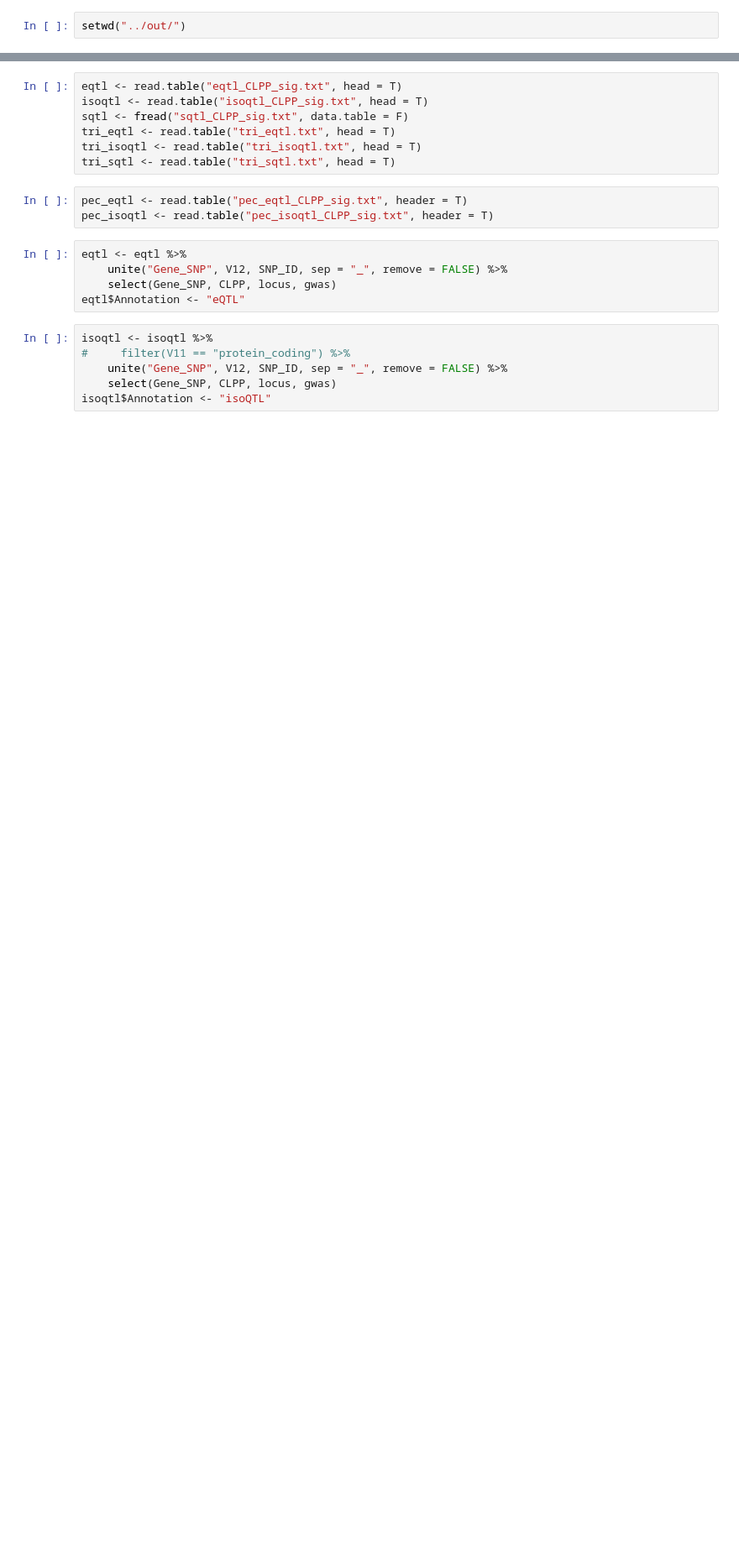
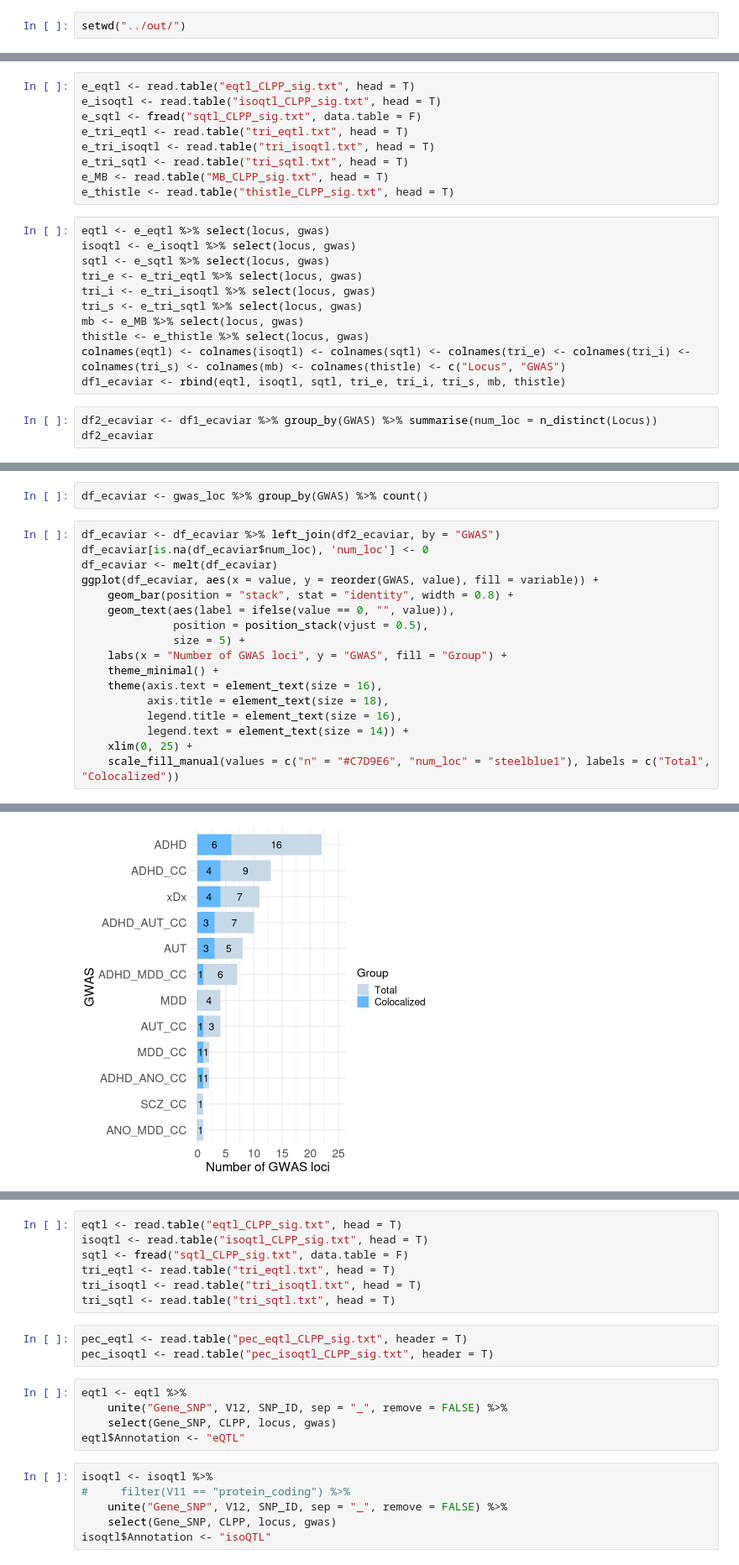
Before and after one commit to gandallab/ipsych_xGWAS_fetal_coloc, a Jupyter notebook: analysis.ipynb, the cells around one changed output, grey strips where cells are left out. Shown at 84% size. Cells and saved outputs as stored; diff of their text form; blank space fills up the shorter version.

```diff
--- a/analysis.ipynb
+++ b/analysis.ipynb
@@ -26,0 +87,23 @@ setwd("../out/")
+# %%
+e_eqtl <- read.table("eqtl_CLPP_sig.txt", head = T)
+e_isoqtl <- read.table("isoqtl_CLPP_sig.txt", head = T)
+e_sqtl <- fread("sqtl_CLPP_sig.txt", data.table = F)
+e_tri_eqtl <- read.table("tri_eqtl.txt", head = T)
+e_tri_isoqtl <- read.table("tri_isoqtl.txt", head = T)
+e_tri_sqtl <- read.table("tri_sqtl.txt", head = T)
+e_MB <- read.table("MB_CLPP_sig.txt", head = T)
+e_thistle <- read.table("thistle_CLPP_sig.txt", head = T)
+# %%
+eqtl <- e_eqtl %>% select(locus, gwas)
+isoqtl <- e_isoqtl %>% select(locus, gwas)
+sqtl <- e_sqtl %>% select(locus, gwas)
+tri_e <- e_tri_eqtl %>% select(locus, gwas)
+tri_i <- e_tri_isoqtl %>% select(locus, gwas)
+tri_s <- e_tri_sqtl %>% select(locus, gwas)
+mb <- e_MB %>% select(locus, gwas)
+thistle <- e_thistle %>% select(locus, gwas)
+colnames(eqtl) <- colnames(isoqtl) <- colnames(sqtl) <- colnames(tri_e) <- colnames(tri_i) <- colnames(tri_s) <- colnames(mb) <- colnames(thistle) <- c("Locus", "GWAS")
+df1_ecaviar <- rbind(eqtl, isoqtl, sqtl, tri_e, tri_i, tri_s, mb, thistle)
+# %%
+df2_ecaviar <- df1_ecaviar %>% group_by(GWAS) %>% summarise(num_loc = n_distinct(Locus))
+df2_ecaviar
@@ -26,0 +123,20 @@ setwd("../out/")
+# %%
+df_ecaviar <- gwas_loc %>% group_by(GWAS) %>% count()
+# %%
+df_ecaviar <- df_ecaviar %>% left_join(df2_ecaviar, by = "GWAS")
+df_ecaviar[is.na(df_ecaviar$num_loc), 'num_loc'] <- 0
+df_ecaviar <- melt(df_ecaviar)
+ggplot(df_ecaviar, aes(x = value, y = reorder(GWAS, value), fill = variable)) +
+    geom_bar(position = "stack", stat = "identity", width = 0.8) +
+    geom_text(aes(label = ifelse(value == 0, "", value)),
+              position = position_stack(vjust = 0.5),
+              size = 5) +
+    labs(x = "Number of GWAS loci", y = "GWAS", fill = "Group") +
+    theme_minimal() +
+    theme(axis.text = element_text(size = 16),
+          axis.title = element_text(size = 18),
+          legend.title = element_text(size = 16),
+          legend.text = element_text(size = 14)) +
+    xlim(0, 25) +
+    scale_fill_manual(values = c("n" = "#C7D9E6", "num_loc" = "steelblue1"), labels = c("Total", "Colocalized"))
+# %% [output]
@@ -26,0 +146 @@ setwd("../out/")
+[figure, added]
```
Also changed, not shown: parts of 79 cells of this notebook, 53 other files.
